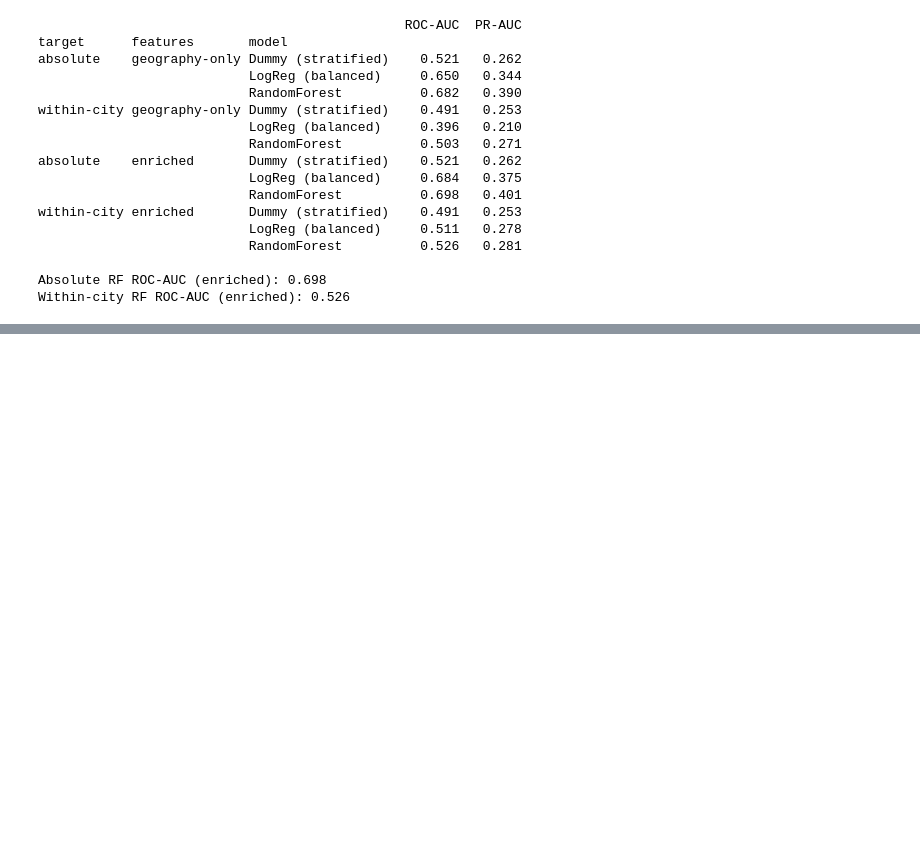
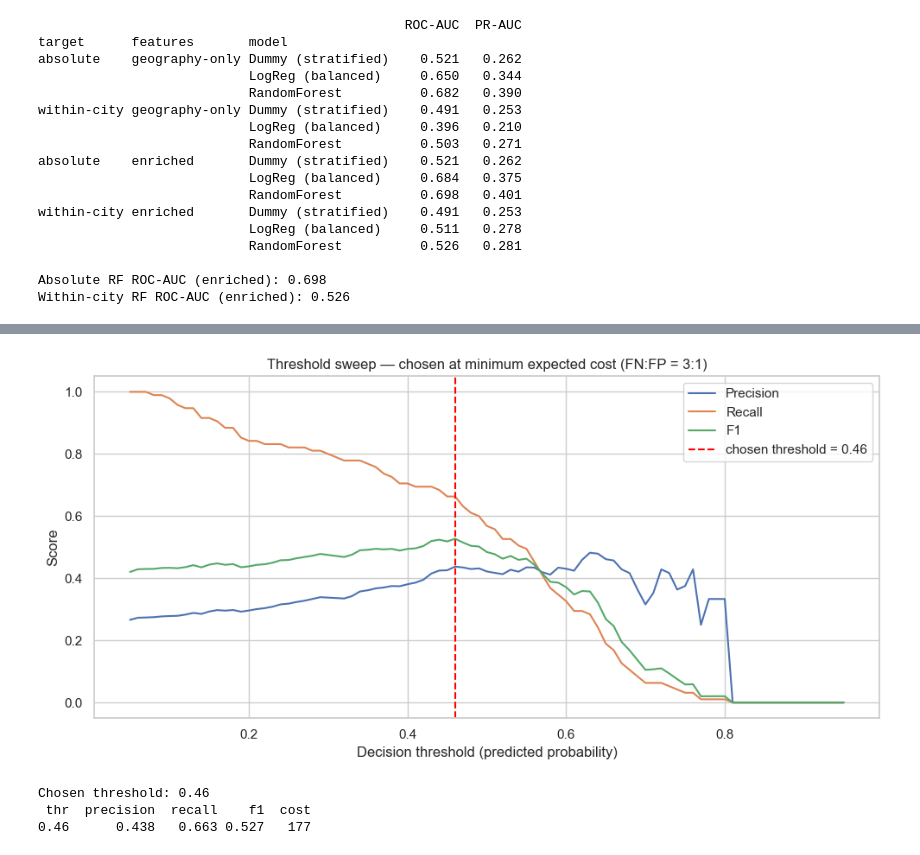
Before and after one commit to stha-kriti/Heat-Risk-Screening, a Jupyter notebook: deliverable_3/d3.ipynb, the cells around one changed output, grey strips where cells are left out. Saved outputs shown, nothing was run; the diff lists cells and outputs as text; code cells hidden in the pictures; blank space fills up the shorter version.

```diff
--- a/deliverable_3/d3.ipynb
+++ b/deliverable_3/d3.ipynb
@@ -617,0 +649,28 @@ Within-city RF ROC-AUC (enriched): 0.526
+# %%
+COST_FN, COST_FP = 3, 1
+def metrics_at(yt, p, thr):
+    yh = (p >= thr).astype(int)
+    tn, fp, fn, tp = confusion_matrix(yt, yh).ravel()
+    return {'thr': thr, 'precision': precision_score(yt, yh, zero_division=0),
+            'recall': recall_score(yt, yh, zero_division=0),
+            'f1': f1_score(yt, yh, zero_division=0),
+            'cost': COST_FN * fn + COST_FP * fp}
+grid = np.linspace(0.05, 0.95, 91)
+sweep = pd.DataFrame([metrics_at(y_abs, p_best, t) for t in grid])
+t_star = float(sweep.loc[sweep['cost'].idxmin(), 'thr'])
+
+fig, ax = plt.subplots(figsize=(10, 5))
+ax.plot(sweep['thr'], sweep['precision'], label='Precision')
+ax.plot(sweep['thr'], sweep['recall'], label='Recall')
+ax.plot(sweep['thr'], sweep['f1'], label='F1')
+ax.axvline(t_star, ls='--', color='red', label=f'chosen threshold = {t_star:.2f}')
+ax.set_xlabel('Decision threshold (predicted probability)')
+ax.set_ylabel('Score'); ax.set_title('Threshold sweep — chosen at minimum expected cost (FN:FP = 3:1)')
+ax.legend(); plt.tight_layout(); plt.show()
+print(f'Chosen threshold: {t_star:.2f}')
+print(pd.DataFrame([metrics_at(y_abs, p_best, t_star)]).round(3).to_string(index=False))
+# %% [output]
+[figure, added]
+Chosen threshold: 0.46
+ thr  precision  recall    f1  cost
+0.46      0.438   0.663 0.527   177
```
Also changed, not shown: parts of 5 cells of this notebook, 1 other file.
